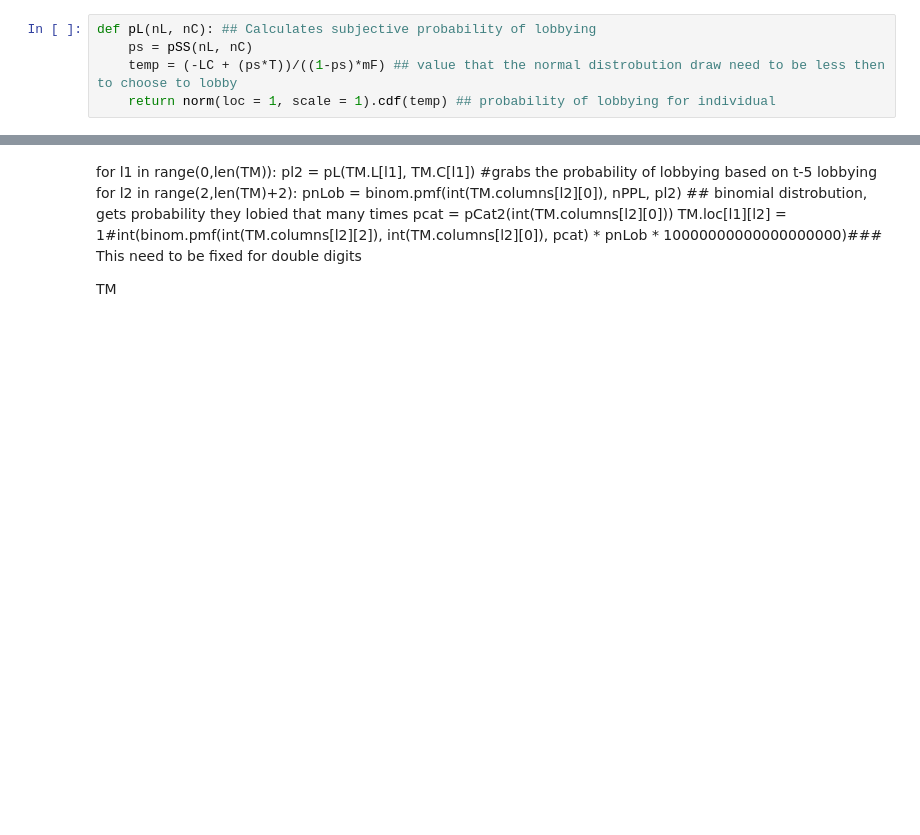
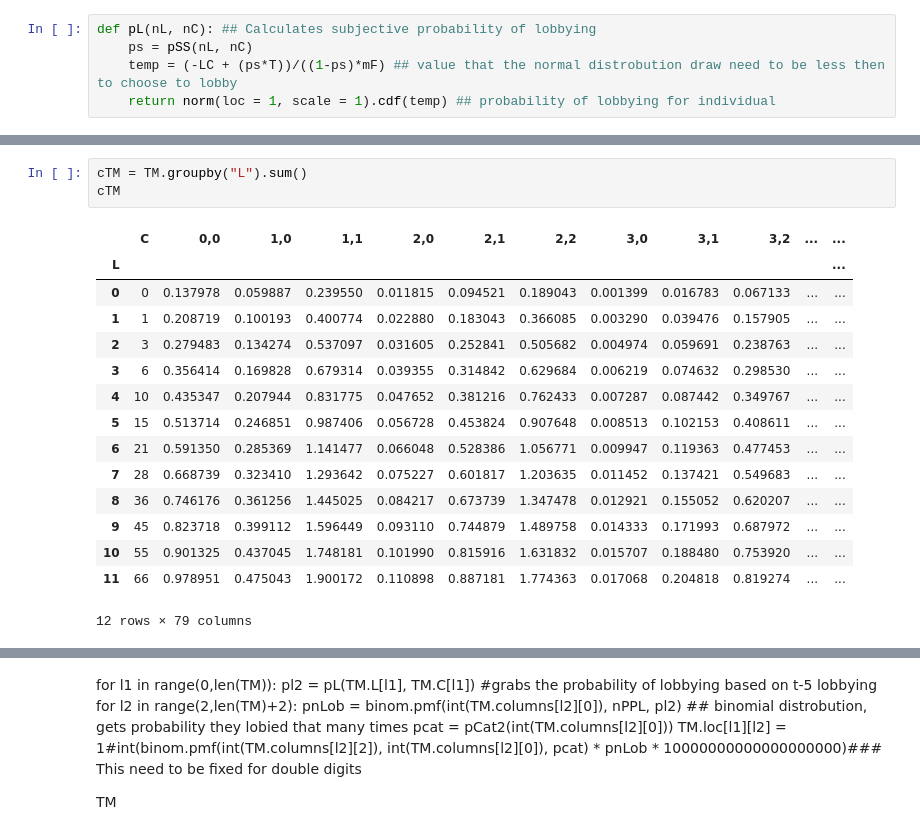
Before and after one commit to JTayMilli/391X, a Jupyter notebook: Boring.ipynb, the cells around one changed output, grey strips where cells are left out. Drawn from its saved outputs; the diff is of its cells as text; blank space fills up the shorter version.

```diff
--- a/Boring.ipynb
+++ b/Boring.ipynb
@@ -132,0 +119,19 @@ TM
+# %%
+cTM = TM.groupby("L").sum()
+cTM
+# %% [output]
+|  | C | 0,0 | 1,0 | 1,1 | 2,0 | 2,1 | 2,2 | 3,0 | 3,1 | 3,2 | ... | ... |
+| L |  |  |  |  |  |  |  |  |  |  |  | ... |
+| 0 | 0 | 0.137978 | 0.059887 | 0.239550 | 0.011815 | 0.094521 | 0.189043 | 0.001399 | 0.016783 | 0.067133 | ... | ... |
+| 1 | 1 | 0.208719 | 0.100193 | 0.400774 | 0.022880 | 0.183043 | 0.366085 | 0.003290 | 0.039476 | 0.157905 | ... | ... |
+| 2 | 3 | 0.279483 | 0.134274 | 0.537097 | 0.031605 | 0.252841 | 0.505682 | 0.004974 | 0.059691 | 0.238763 | ... | ... |
+| 3 | 6 | 0.356414 | 0.169828 | 0.679314 | 0.039355 | 0.314842 | 0.629684 | 0.006219 | 0.074632 | 0.298530 | ... | ... |
+| 4 | 10 | 0.435347 | 0.207944 | 0.831775 | 0.047652 | 0.381216 | 0.762433 | 0.007287 | 0.087442 | 0.349767 | ... | ... |
+| 5 | 15 | 0.513714 | 0.246851 | 0.987406 | 0.056728 | 0.453824 | 0.907648 | 0.008513 | 0.102153 | 0.408611 | ... | ... |
+| 6 | 21 | 0.591350 | 0.285369 | 1.141477 | 0.066048 | 0.528386 | 1.056771 | 0.009947 | 0.119363 | 0.477453 | ... | ... |
+| 7 | 28 | 0.668739 | 0.323410 | 1.293642 | 0.075227 | 0.601817 | 1.203635 | 0.011452 | 0.137421 | 0.549683 | ... | ... |
+| 8 | 36 | 0.746176 | 0.361256 | 1.445025 | 0.084217 | 0.673739 | 1.347478 | 0.012921 | 0.155052 | 0.620207 | ... | ... |
+| 9 | 45 | 0.823718 | 0.399112 | 1.596449 | 0.093110 | 0.744879 | 1.489758 | 0.014333 | 0.171993 | 0.687972 | ... | ... |
+| 10 | 55 | 0.901325 | 0.437045 | 1.748181 | 0.101990 | 0.815916 | 1.631832 | 0.015707 | 0.188480 | 0.753920 | ... | ... |
+| 11 | 66 | 0.978951 | 0.475043 | 1.900172 | 0.110898 | 0.887181 | 1.774363 | 0.017068 | 0.204818 | 0.819274 | ... | ... |
+12 rows × 79 columns
```
Also changed, not shown: parts of 28 cells of this notebook.
